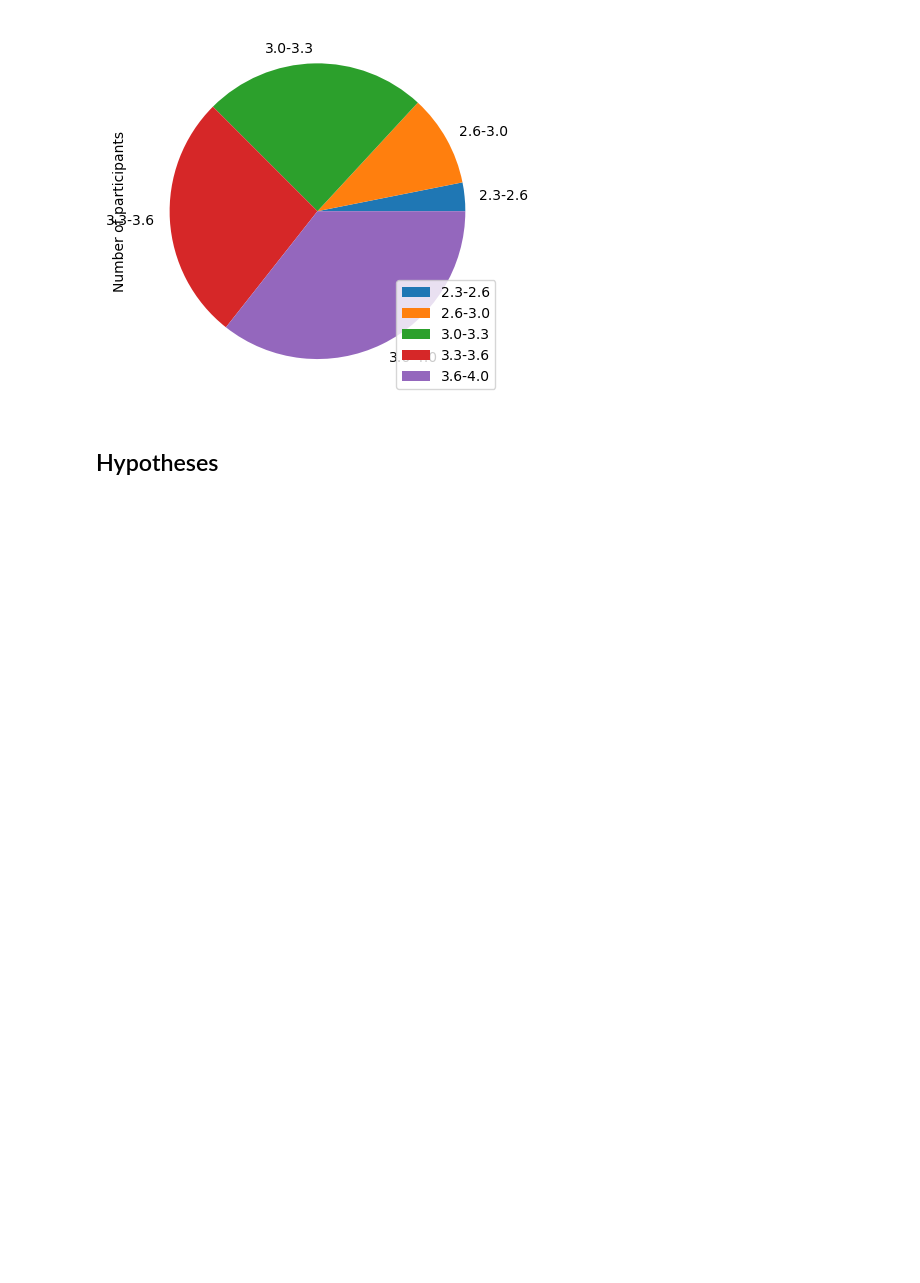
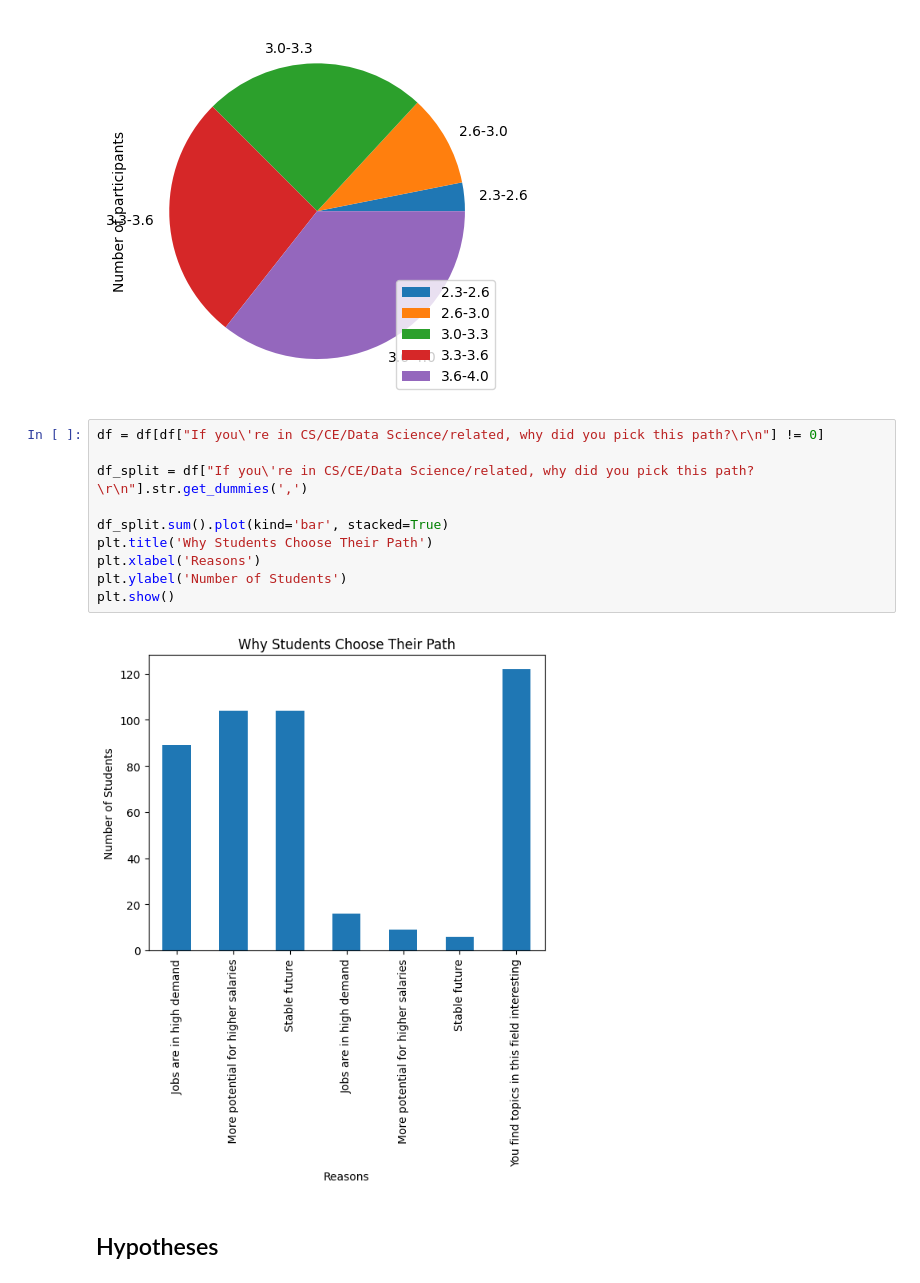
Before and after one commit to undahveeti/University-Characteristic-Data-Analysis, a Jupyter notebook: cs105_mini_project.ipynb, the cells around one changed output. Cells and saved outputs as stored; diff of their text form; blank space fills up the shorter version.

Commit message:
Added num vs path bar chart

```diff
--- a/cs105_mini_project.ipynb
+++ b/cs105_mini_project.ipynb
@@ -99,6 +99,18 @@ grouped.plot.pie(y = 'Do you want to be involved in STEM-based research?').set_y
 # %% [output]
 Text(0, 0.5, 'Number of participants')
 [figure]
+# %%
+df = df[df["If you\'re in CS/CE/Data Science/related, why did you pick this path?\r\n"] != 0]
+
+df_split = df["If you\'re in CS/CE/Data Science/related, why did you pick this path?\r\n"].str.get_dummies(',')
+
+df_split.sum().plot(kind='bar', stacked=True)
+plt.title('Why Students Choose Their Path')
+plt.xlabel('Reasons')
+plt.ylabel('Number of Students')
+plt.show()
+# %% [output]
+[figure, added]
 # %% [markdown]
 ## Hypotheses
 # %% [markdown]
```
